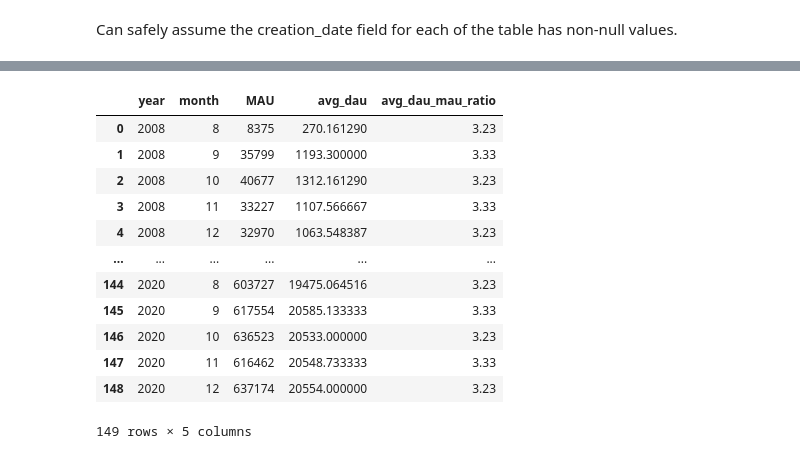
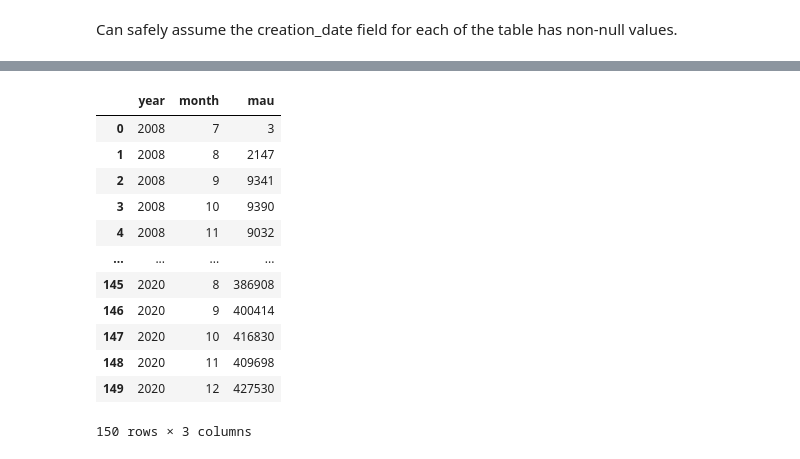
Before and after one commit to mbo0000/Personal-Projects, a Jupyter notebook: StackoverflowCaseStudy/sof_case_study.ipynb, the cells around one changed output, grey strips where cells are left out. Drawn from its saved outputs; the diff is of its cells as text; code cells hidden in the pictures.

Commit message:
scs: ci for user engagement

```diff
--- a/StackoverflowCaseStudy/sof_case_study.ipynb
+++ b/StackoverflowCaseStudy/sof_case_study.ipynb
@@ -281,39 +282,30 @@ result
 # %%
+# count mau from 2008 - 2020
 query = """
         SELECT
-            DISTINCT EXTRACT(YEAR FROM date) AS year,
-            EXTRACT(MONTH FROM date) AS month,
-            SUM(dau) AS MAU,
-            SUM(dau)/COUNT(DISTINCT date) AS avg_dau,
-            ROUND(((SUM(dau)/COUNT(DISTINCT date)) / SUM(dau)) * 100, 2) AS avg_dau_mau_ratio
-        FROM
-            (SELECT
-                date,
-                COUNT(DISTINCT owner_user_id) AS dau
-            FROM `portfolio-331917.stored_views.active_users`
-            WHERE
-                EXTRACT(YEAR FROM date) < 2021 --no difference applying filter before or after agg
-            GROUP BY 1
-            ORDER BY 1)
+            EXTRACT(YEAR FROM date) as year,
+            EXTRACT(MONTH FROM date) as month,
+            COUNT(DISTINCT owner_user_id) AS mau
+        FROM `portfolio-331917.stored_views.active_users`
+        WHERE
+            EXTRACT(YEAR FROM date) < 2021
         GROUP BY 1,2
-        HAVING
-            avg_dau_mau_ratio < 100 --excluding the prelaunch day as it is an outlier.
         ORDER BY 1,2
         """
 
-result = getQueryAsDF(query)
-result
+df_mau = getQueryAsDF(query)
+df_mau
 # %% [output]
-|  | year | month | MAU | avg_dau | avg_dau_mau_ratio |
-| 0 | 2008 | 8 | 8375 | 270.161290 | 3.23 |
-| 1 | 2008 | 9 | 35799 | 1193.300000 | 3.33 |
-| 2 | 2008 | 10 | 40677 | 1312.161290 | 3.23 |
-| 3 | 2008 | 11 | 33227 | 1107.566667 | 3.33 |
-| 4 | 2008 | 12 | 32970 | 1063.548387 | 3.23 |
-| ... | ... | ... | ... | ... | ... |
-| 144 | 2020 | 8 | 603727 | 19475.064516 | 3.23 |
-| 145 | 2020 | 9 | 617554 | 20585.133333 | 3.33 |
-| 146 | 2020 | 10 | 636523 | 20533.000000 | 3.23 |
-| 147 | 2020 | 11 | 616462 | 20548.733333 | 3.33 |
-| 148 | 2020 | 12 | 637174 | 20554.000000 | 3.23 |
+|  | year | month | mau |
+| 0 | 2008 | 7 | 3 |
+| 1 | 2008 | 8 | 2147 |
+| 2 | 2008 | 9 | 9341 |
+| 3 | 2008 | 10 | 9390 |
+| 4 | 2008 | 11 | 9032 |
+| ... | ... | ... | ... |
+| 145 | 2020 | 8 | 386908 |
+| 146 | 2020 | 9 | 400414 |
+| 147 | 2020 | 10 | 416830 |
+| 148 | 2020 | 11 | 409698 |
+| 149 | 2020 | 12 | 427530 |
-149 rows × 5 columns
+150 rows × 3 columns
```
Also changed, not shown: parts of 13 cells of this notebook.
